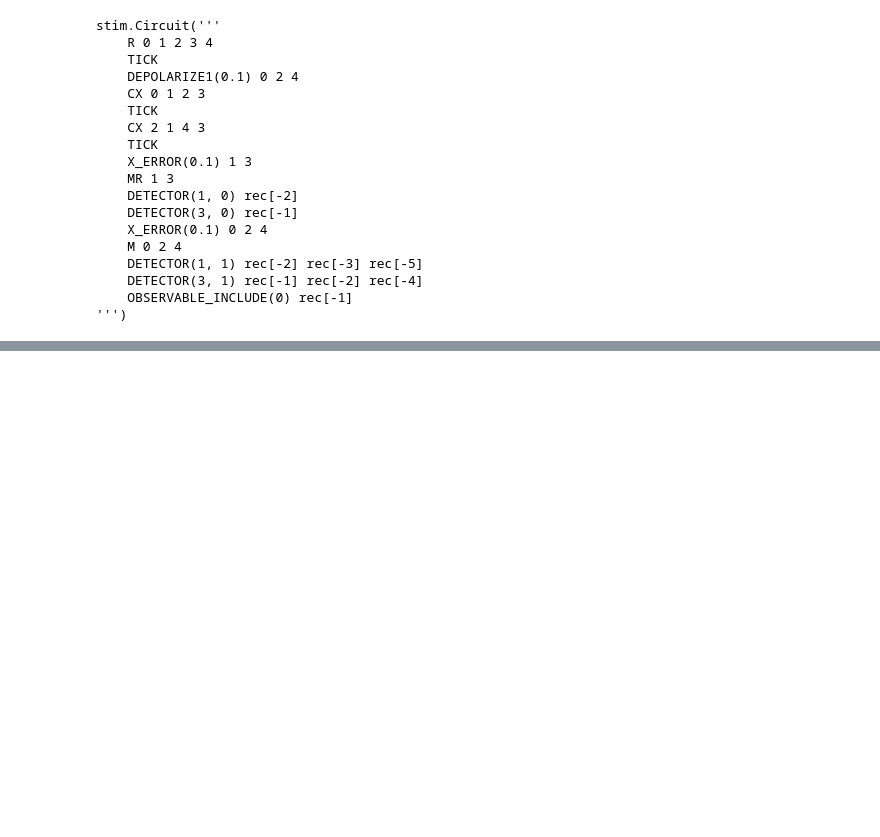
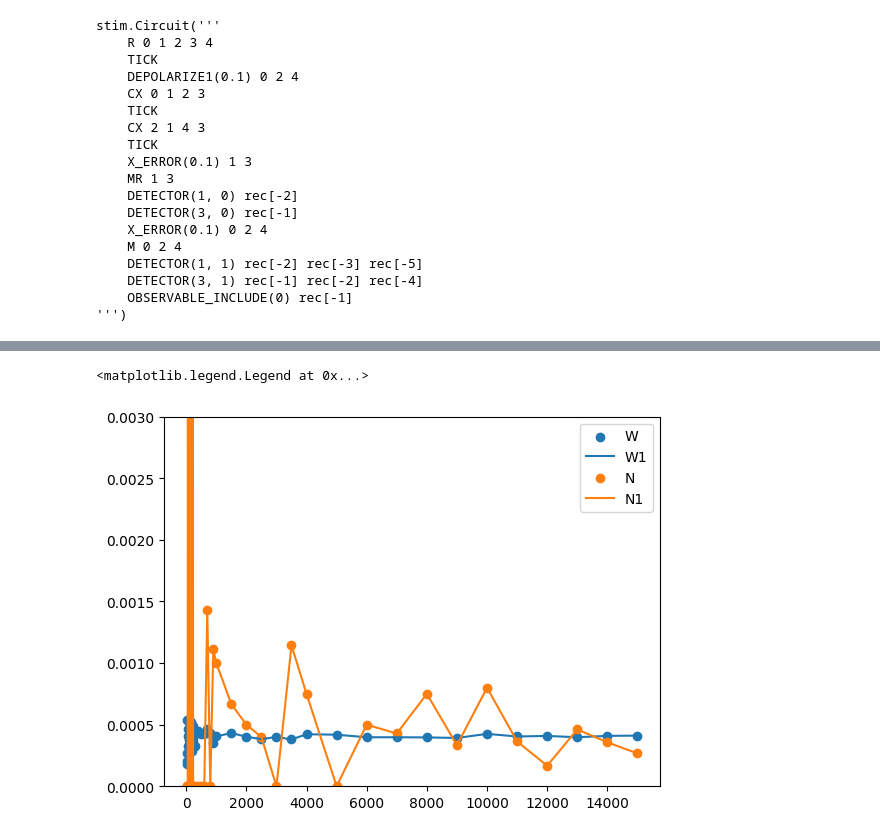
Before and after one commit to yezhuoyang/FTVerification, a Jupyter notebook: test.ipynb, the cells around one changed output, grey strips where cells are left out. Cells and saved outputs as stored; diff of their text form; code cells hidden in the pictures; blank space fills up the shorter version.

```diff
--- a/test.ipynb
+++ b/test.ipynb
@@ -179,0 +1198,33 @@ stim.Circuit('''
+# %%
+import matplotlib.pyplot as plt
+
+sample_list=[10,20,30,40,50,60,70,80,90,100,110,120,130,140,150,160,170,180,190,200,210,220,230,240,300,400,500,600,700,800,900,1000,1500,2000,2500,3000,3500,4000,5000,6000,7000,8000,9000,10000,11000,12000,13000,14000,15000]
+
+
+Wlist=[]
+Nlist=[]
+
+for shot in sample_list:
+    circuit=CliffordCircuit(2)
+    circuit.set_error_rate(0.0001)
+    circuit.read_circuit_from_file("code/repetition")
+
+
+    tracer=PauliTracer(circuit)
+    tracer.set_dataqubits([1,2,3])
+    sampler=WSampler(circuit)
+    sampler.set_shots(shot)
+    sampler.set_dataqubits([1,2,3])
+    sampler.construct_detector_model()
+
+    sampler.calc_logical_error_rate()
+
+    print(sampler._logical_error_rate)
+    Wlist.append(sampler._logical_error_rate)
+
+    Nsampler=NaiveSampler(circuit)
+    Nsampler.set_shots(shot)
+    Nsampler.calc_logical_error_rate()
+    print(Nsampler._logical_error_rate)
+
+    Nlist.append(Nsampler._logical_error_rate)
@@ -179,0 +1249,10 @@ stim.Circuit('''
+# %%
+plt.scatter(sample_list,Wlist,label="W")
+plt.plot(sample_list,Wlist,label="W1")
+plt.scatter(sample_list,Nlist,label="N")
+plt.plot(sample_list,Nlist,label="N1")
+plt.ylim(0,0.003)
+plt.legend()
+# %% [output]
+<matplotlib.legend.Legend at 0x...>
+[figure, added]
```
Also changed, not shown: parts of 15 cells of this notebook, 6 other files.
